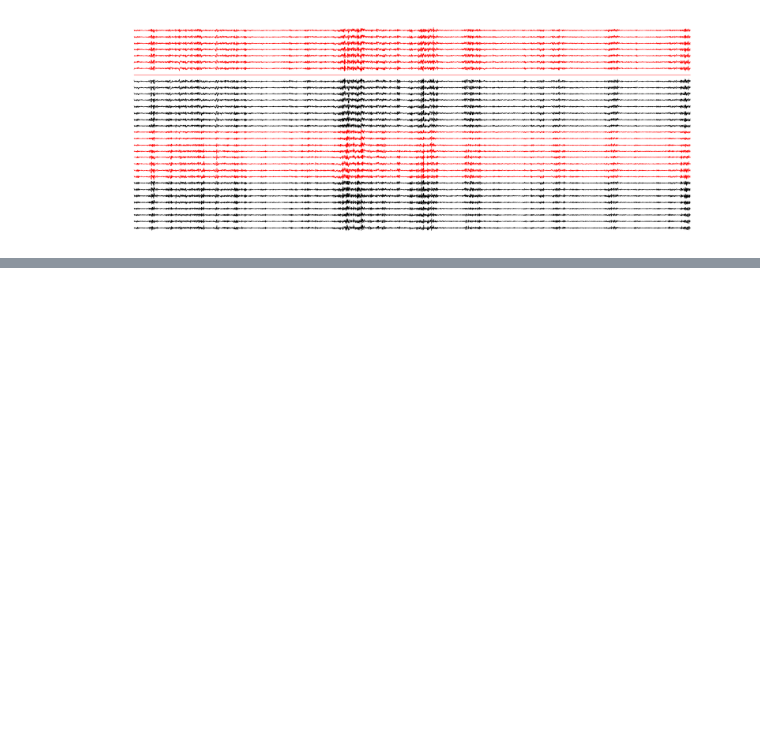
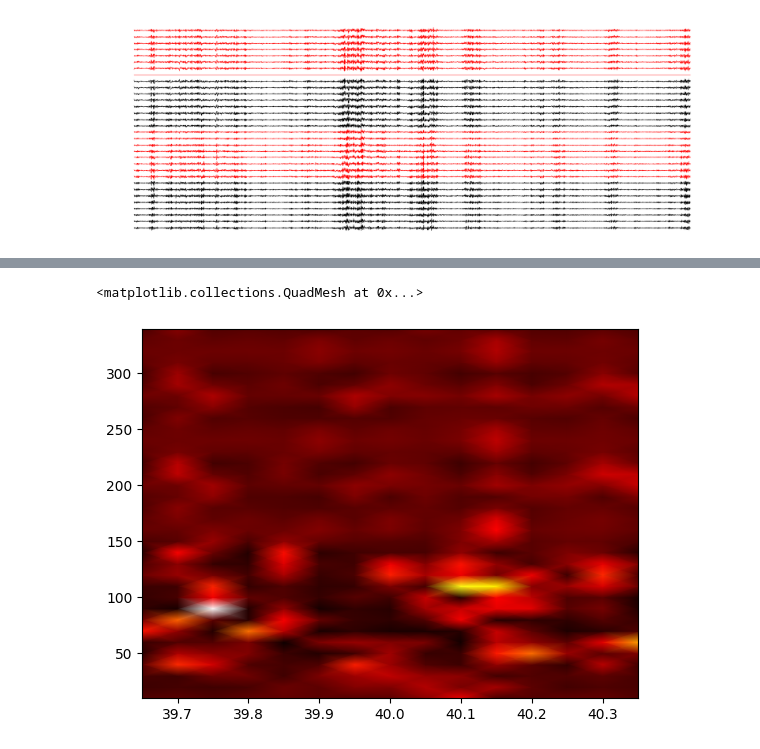
Before and after one commit to dtabuena/Workshop, a Jupyter notebook: Py_trodes/PyTrodes_Pipeline_.ipynb, the cells around one changed output, grey strips where cells are left out. Cells and saved outputs as stored; diff of their text form; code cells hidden in the pictures; blank space fills up the shorter version.

```diff
--- a/Py_trodes/PyTrodes_Pipeline_.ipynb
+++ b/Py_trodes/PyTrodes_Pipeline_.ipynb
@@ -202,0 +236,7 @@ def find_channel_ripples_df(trace,downsample_rate,min_thresh=3,min_dur=15,min_ga
+# %%
+nperseg = int(0.05 * downsampled_rate)
+noverlap = nperseg // 2
+fpass = [2,350]
+freqs, spectro_time, spectrogram_data = sci.signal.spectrogram(lfp_disk_array, downsampled_rate, nperseg=nperseg, noverlap=noverlap,axis=0)
+spectrogram_data.shape
+spectro_fs = spectro_time[1]-spectro_time[0]
@@ -202,0 +306,12 @@ def find_channel_ripples_df(trace,downsample_rate,min_thresh=3,min_dur=15,min_ga
+# %%
+
+spectrogram_ch0 = (spectrogram_ch0 - np.mean(spectrogram_ch0,axis=0)) / np.std(spectrogram_ch0,axis=0)
+spectrogram_ch0 = spectrogram_ch0 .transpose()
+fig,ax=plt.subplots()
+t_select = np.array([-.4,0.4]) + 40
+
+t_ind = np.logical_and(spectro_time>t_select[0],spectro_time<t_select[1])
+ax.pcolormesh(spectro_time[t_ind], freqs, spectrogram_ch0[:,t_ind], cmap='hot', shading='gouraud') # ,vmin=0,vmax=3
+# %% [output]
+<matplotlib.collections.QuadMesh at 0x...>
+[figure, added]
```
Also changed, not shown: parts of 17 cells of this notebook.
